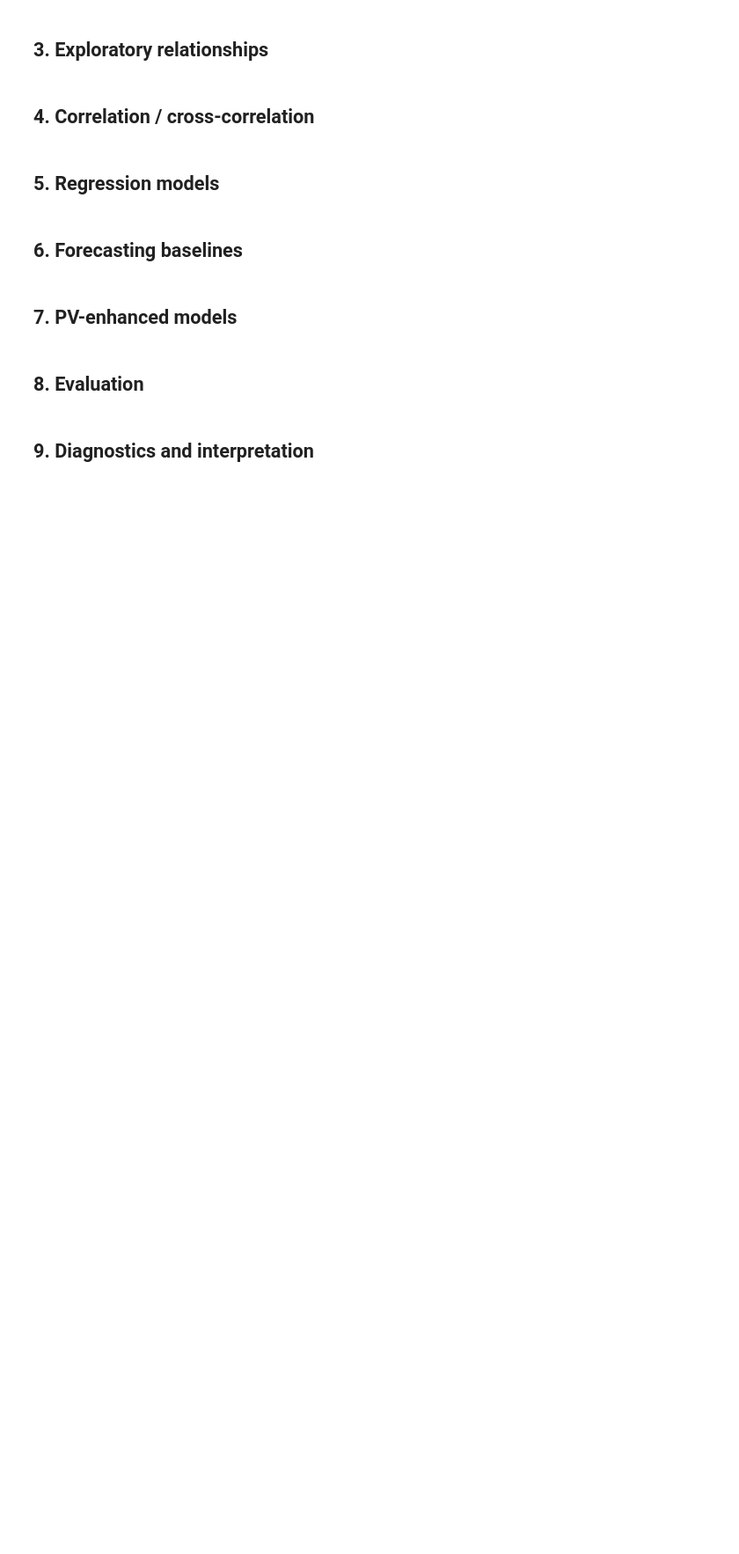
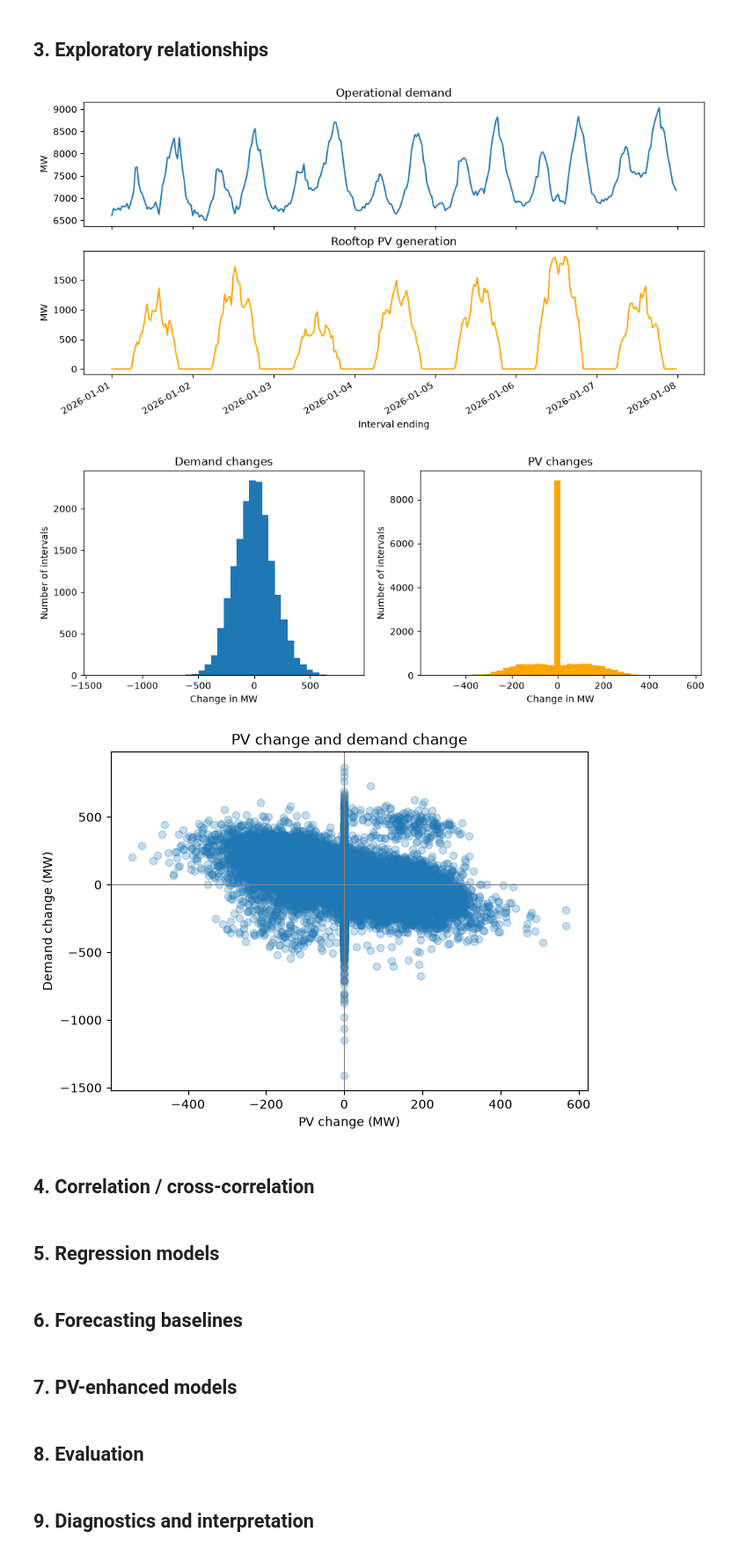
Before and after one commit to Bel912/ZZSC9020-Data-Science-Project-Group-D, a Jupyter notebook: src/initial_modelling.ipynb, the cells around one changed output. Shown at 88% size. Cells and saved outputs as stored; diff of their text form; code cells hidden in the pictures; blank space fills up the shorter version.

Commit message:
Added sample data generator and began writing import and exploration functions

```diff
--- a/src/initial_modelling.ipynb
+++ b/src/initial_modelling.ipynb
@@ -8,3 +8,18 @@ Rough structure for modelling notebook.
 # Add imports and load the agreed modelling dataset here.
 # Check the column names against the data dictionary.
 # Confirm the timestamp time zone and keep NSW observations.
+
+import pandas as pd
+import matplotlib.pyplot as plt
+
+
+# Read the CSV, convert the timestamp and keep NSW rows.
+def load_data(file_path):
+    data = pd.read_csv(file_path)
+    data['INTERVAL_DATETIME'] = pd.to_datetime(data['INTERVAL_DATETIME'])
+    data = data[data['REGIONID'] == 'NSW1'].copy()
+    return data.sort_values('INTERVAL_DATETIME')
+
+
+data = load_data('sample_data.csv')
+data.head()
@@ -29,3 +101,52 @@ Rough structure for modelling notebook.
+# %%
+# Refer to Bel's existing EDA before adding more plots.
+# Use training data to plot demand/PV changes and inspect their distributions.
+# Plot PV change against demand change.
+# Look for differences by time of day, season and weather where available.
+
+
+# Plot demand and PV for the first seven days.
+def plot_first_week(data):
+    week = data.head(48 * 7)
+    figure, axes = plt.subplots(2, 1, figsize=(12, 6), sharex=True)
+    axes[0].plot(week['INTERVAL_DATETIME'], week['OPERATIONAL_DEMAND_MW'])
+    axes[0].set(title='Operational demand', ylabel='MW')
+    axes[1].plot(week['INTERVAL_DATETIME'], week['ROOFTOP_PV_POWER_MW'], color='orange')
+    axes[1].set(title='Rooftop PV generation', xlabel='Interval ending', ylabel='MW')
+    figure.autofmt_xdate()
+    plt.show()
+
+
+# Show the spread of half-hourly demand and PV changes.
+def plot_change_histograms(data):
+    figure, axes = plt.subplots(1, 2, figsize=(12, 4))
+    axes[0].hist(data['DEMAND_CHANGE_MW'].dropna(), bins=40)
+    axes[0].set(title='Demand changes', xlabel='Change in MW', ylabel='Number of intervals')
+    axes[1].hist(data['PV_CHANGE_MW'].dropna(), bins=40, color='orange')
+    axes[1].set(title='PV changes', xlabel='Change in MW', ylabel='Number of intervals')
+    plt.show()
+
+
+# Compare PV changes with demand changes.
+def plot_change_scatter(data):
+    changes = data.dropna(subset=['PV_CHANGE_MW', 'DEMAND_CHANGE_MW'])
+    plt.figure(figsize=(7, 5))
+    plt.scatter(changes['PV_CHANGE_MW'], changes['DEMAND_CHANGE_MW'], alpha=0.25)
+    plt.axhline(0, color='grey', linewidth=0.8)
+    plt.axvline(0, color='grey', linewidth=0.8)
+    plt.title('PV change and demand change')
+    plt.xlabel('PV change (MW)')
+    plt.ylabel('Demand change (MW)')
+    plt.show()
+
+
+plot_first_week(data)
+plot_change_histograms(data)
+plot_change_scatter(data)
+# %% [output]
+[figure, added]
+[figure, added]
+[figure, added]
 # %% [markdown]
 ## 4. Correlation / cross-correlation
 # %%
```
Also changed, not shown: parts of 4 cells of this notebook, 3 other files.
